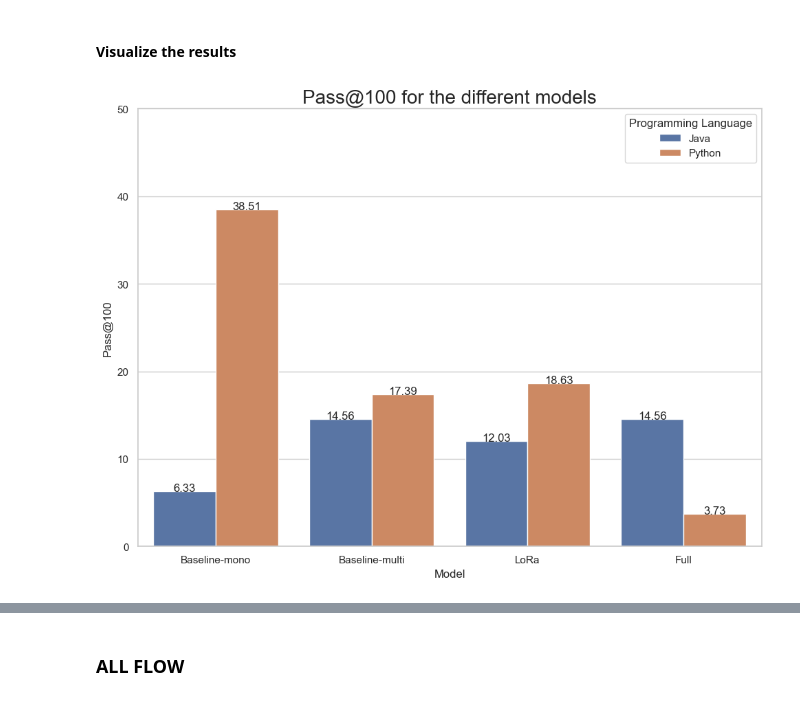
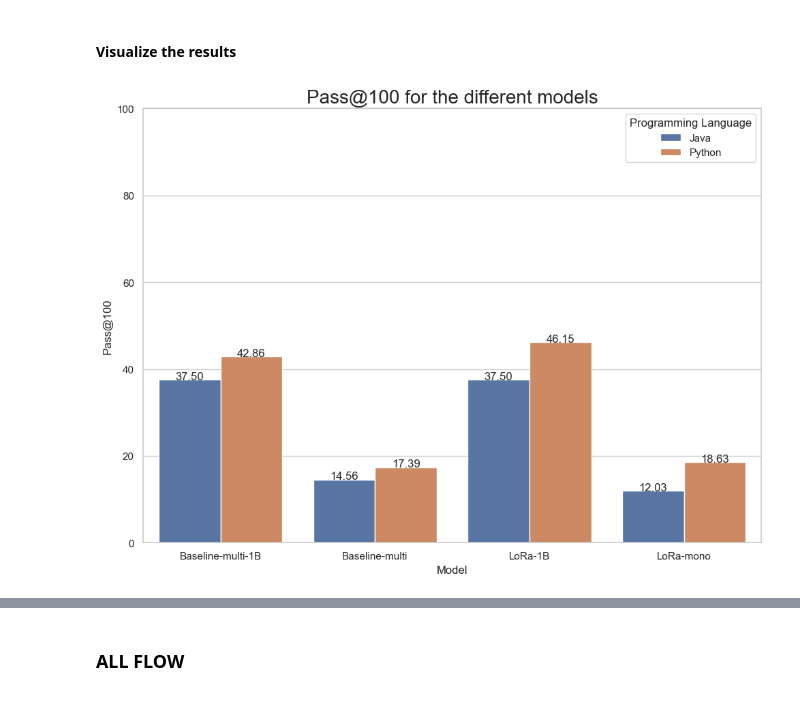
Before and after one commit to ammarnasr/LLM-for-code-intelligence, a Jupyter notebook: Evaluation/MultiPL-E/demo.ipynb, the cells around one changed output, grey strips where cells are left out. Saved outputs shown, nothing was run; the diff lists cells and outputs as text; code cells hidden in the pictures.

```diff
--- a/Evaluation/MultiPL-E/demo.ipynb
+++ b/Evaluation/MultiPL-E/demo.ipynb
@@ -70,8 +70,8 @@ for f in results_files:
        'Full-V3-1000']
 #Models Short Names
 model_names_dict = {
-    'codegen_350M_mono_humaneval_py': 'Baseline-mono',
-    'codegen_350M_mono_humaneval_java': 'Baseline-mono',
+    # 'codegen_350M_mono_humaneval_py': 'Baseline-mono',
+    # 'codegen_350M_mono_humaneval_java': 'Baseline-mono',
 
     'codegen_350M_multi_humaneval_py': 'Baseline-multi',
     'codegen_350M_multi_humaneval_java': 'Baseline-multi',
@@ -79,14 +79,14 @@ model_names_dict = {
     'codegen2_1B_humaneval_py': 'Baseline-multi-1B',
     'codegen2_1B_humaneval_java': 'Baseline-multi-1B',
 
-    'codegne_finetuned_LoRa_the_stack_java_v5_checkpoint_3000_humaneval_java': 'LoRa',
-    'codegne_finetuned_LoRa_the_stack_java_v5_checkpoint_3000_humaneval_py': 'LoRa',
+    'codegne_finetuned_LoRa_the_stack_java_v5_checkpoint_3000_humaneval_java': 'LoRa-mono',
+    'codegne_finetuned_LoRa_the_stack_java_v5_checkpoint_3000_humaneval_py': 'LoRa-mono',
 
     'codegne1B_finetuned_LoRa_the_stack_java_v5_checkpoint_800_humaneval_py': 'LoRa-1B',
     'codegne1B_finetuned_LoRa_the_stack_java_v5_checkpoint_800_humaneval_java': 'LoRa-1B',
 
-    'codegne_finetuned_the_stack_java_v3_checkpoint_1000_humaneval_py': 'Full',
-    'codegne_finetuned_the_stack_java_v3_checkpoint_1000_humaneval_java': 'Full'
+    # 'codegne_finetuned_the_stack_java_v3_checkpoint_1000_humaneval_py': 'Full',
+    # 'codegne_finetuned_the_stack_java_v3_checkpoint_1000_humaneval_java': 'Full'
 }
 
 
@@ -107,6 +107,8 @@ for model in results.keys():
     model_name = model.split('_results.json')[0]
     if model_name in model_names_dict.keys():
         model_name = model_names_dict[model_name]
+    else:
+        continue
     dataset_name = model_results['pass@10']['dataset']
     pass_10 = model_results['pass@10']['estimate']
     pass_100 = model_results['pass@100']['estimate']
@@ -149,35 +151,35 @@ df = df[df['model'] != 'LoRa-V5-1000']
 df['pass@10'] = df['pass@10'] * 100
 df['pass@100'] = df['pass@100'] * 100
 
 #Rename programming_language column to Programming Language, model to Model and pass@10 to Pass@10 and pass@100 to Pass@100
 df = df.rename(columns={'programming_language': 'Programming Language'})
 df = df.rename(columns={'model': 'Model'})
 df = df.rename(columns={'pass@10': 'Pass@10'})
 df = df.rename(columns={'pass@100': 'Pass@100'})
 
 #Rename java to Java and python to Python
 df['Programming Language'] = df['Programming Language'].replace({'java': 'Java', 'python': 'Python'})
 
 
 
 #Plot the results
 sns.set_theme(style="whitegrid")
 ax = sns.barplot(x="Model", y="Pass@100", hue="Programming Language", data=df)
 ax.set_xticklabels(ax.get_xticklabels(), rotation=0)
 #set the y axis to start at 0 and end at 50
-plt.ylim(0, 50)
+plt.ylim(0, 100)
 #writer the y values on top of the bars
 for p in ax.patches:
     height = p.get_height()
     ax.text(p.get_x()+p.get_width()/2.,
             height + 0.01,
             '{:1.2f}'.format(height),
             ha="center")
 #Add a title in bigger font
 plt.title('Pass@100 for the different models', fontsize=20)
 plt.show()
 # %% [output]
-[figure, old version]
+[figure, new version]
 # %%
 #Create new dataframe with only one row per model by averaging the pass@10 and pass@100 for the java and python datasets
 df2 = df.groupby(['Model']).mean().reset_index()
```
Also changed, not shown: parts of 4 cells of this notebook, 7 other files.
